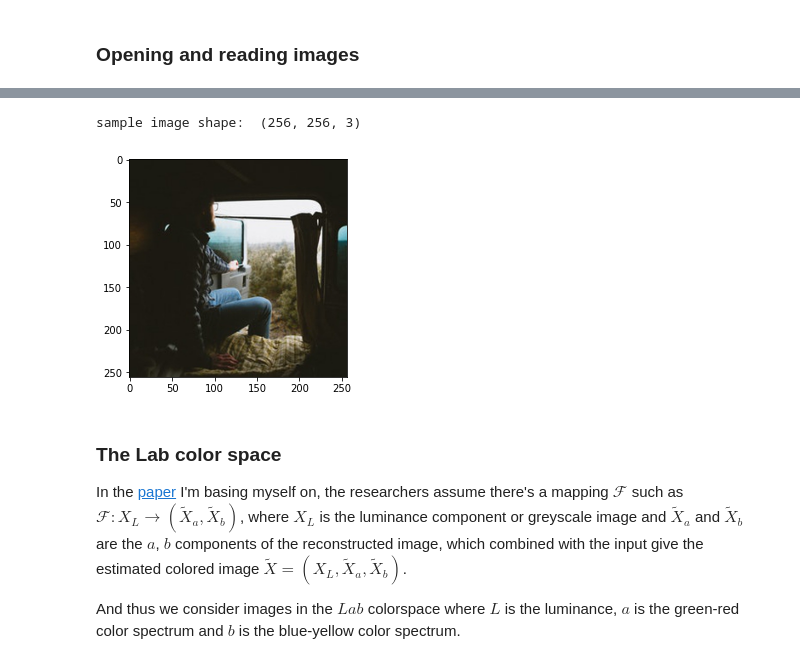
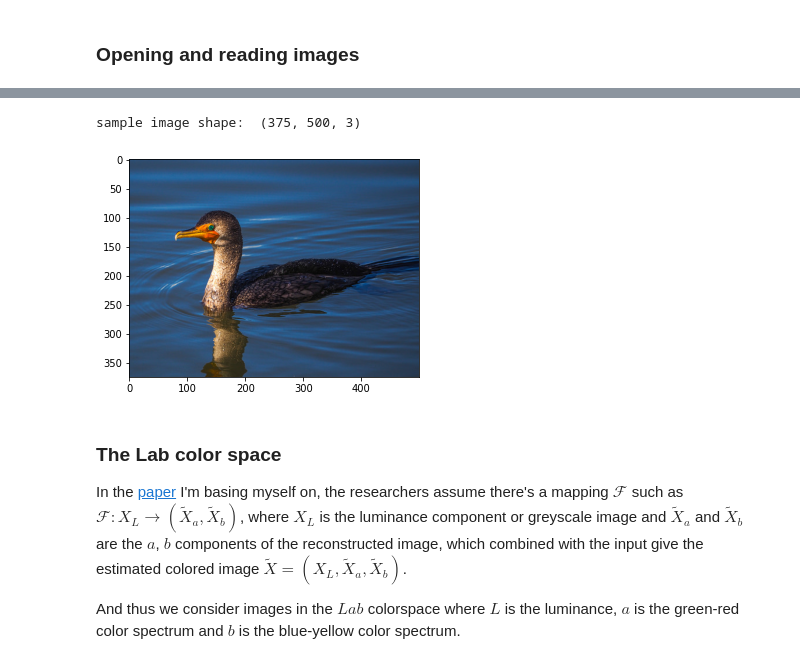
Before and after one commit to christellezouein/image-colorization, a Jupyter notebook: Image_Colorization.ipynb, the cells around one changed output, grey strips where cells are left out. Cells and saved outputs as stored; diff of their text form; code cells hidden in the pictures.

```diff
--- a/Image_Colorization.ipynb
+++ b/Image_Colorization.ipynb
@@ -94,16 +69,16 @@ import os
 from skimage.io import imread
 from skimage.color import rgb2lab, lab2rgb
 # %%
-sample_image_name = !ls data/train/images/ | head -n 1
-sample_image = imread("data/train/images/{}".format(sample_image_name[0]))
+sample_image_name = !ls data/train/imgs | head -n 1
+sample_image = imread("data/train/imgs/{}".format(sample_image_name[0]))
 
 size = sample_image.shape
 print("sample image shape: ", sample_image.shape)
 
 plt.imshow(sample_image.astype('uint8'));
 # %% [output]
-sample image shape:  (256, 256, 3)
+sample image shape:  (375, 500, 3)
-[figure, old version]
+[figure, new version]
 # %% [markdown]
 ### The Lab color space
 
```
Also changed, not shown: parts of 28 cells of this notebook.
